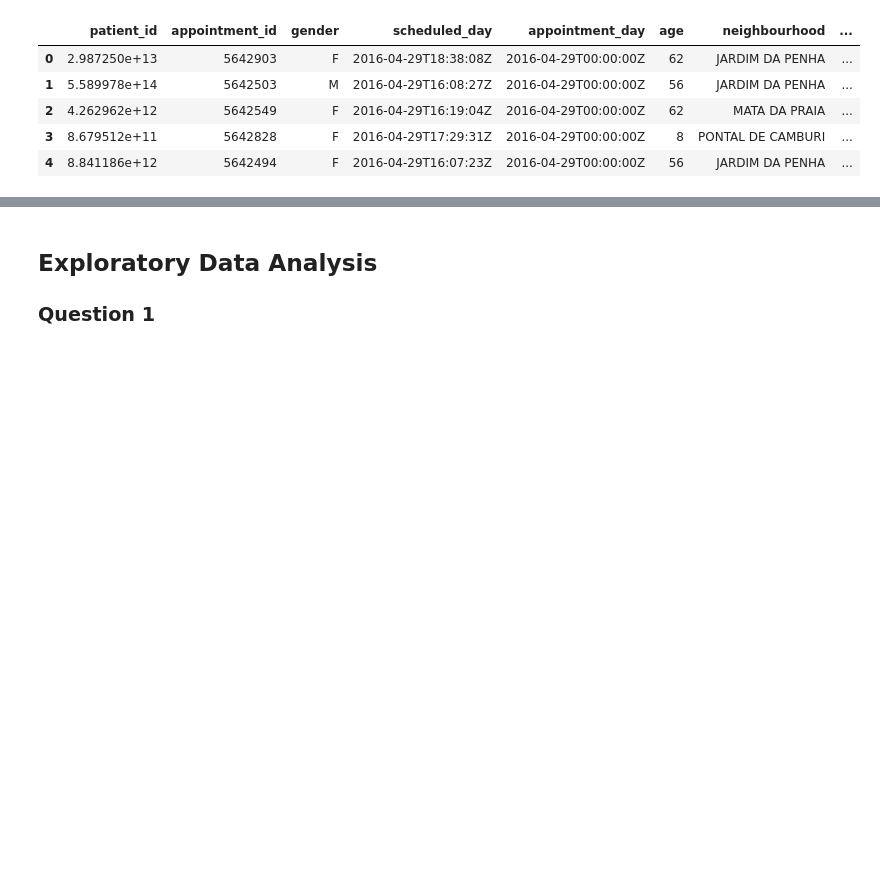
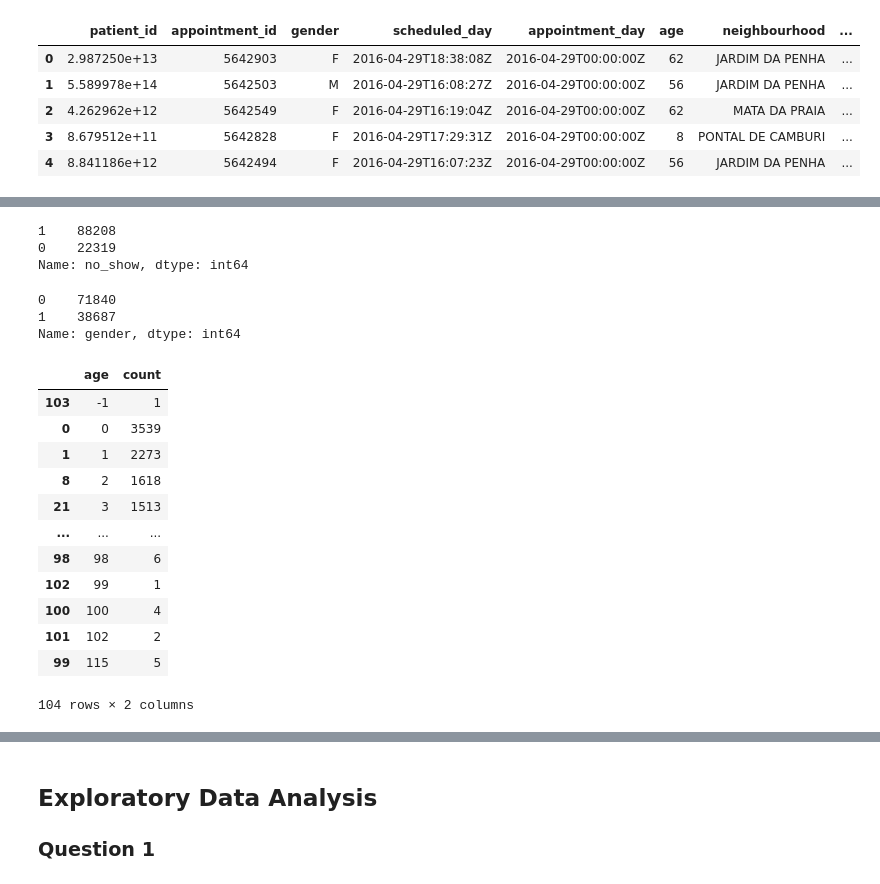
Before and after one commit to anneruhnke/no_show_analysis_update, a Jupyter notebook: no_show_analysis_update.ipynb, the cells around one changed output, grey strips where cells are left out. Saved outputs shown, nothing was run; the diff lists cells and outputs as text; code cells hidden in the pictures; blank space fills up the shorter version.

```diff
--- a/no_show_analysis_update.ipynb
+++ b/no_show_analysis_update.ipynb
@@ -101,6 +101,12 @@ df.duplicated().sum()
 # %%
 column_list = df.columns
 column_list = column_list.tolist()
+# %%
+df.rename(columns={'PatientId':'patient_id', 'AppointmentID':'appointment_id', 'Gender':'gender',
+                   'ScheduledDay':'scheduled_day', 'AppointmentDay':'appointment_day', 'Age':'age',
+                   'Neighbourhood':'neighbourhood', 'Scholarship':'scholarship', 'Hipertension':'hipertension',
+                   'Diabetes':'diabetes', 'Alcoholism':'alcoholism', 'Handcap':'handicap', 'SMS_received':'messaged',
+                   'No-show':'no_show'}, inplace=True)
 # %%
 df.duplicated(subset='patient_id').sum()
 # %% [output]
@@ -223,0 +235,44 @@ df.head()
+# %%
+# adjust string values with integer values (no_show)
+df.no_show = df.no_show.replace(['Yes', 'No'], [0, 1])
+
+df.no_show.value_counts()
+# %% [output]
+1    88208
+0    22319
+Name: no_show, dtype: int64
+# %%
+df.gender = df.gender.replace(['F', 'M'], [0, 1])
+
+df.gender.value_counts()
+# %% [output]
+0    71840
+1    38687
+Name: gender, dtype: int64
+# %%
+# adjust unrealistic values for age
+
+age = df.age.value_counts()
+age = pd.DataFrame(age).reset_index().rename(columns={'index':'age', 'age':'count'}).sort_values(by=('age'))
+age
+
+# values below 0 and above 100 seem unrealistic
+
+df = df.drop(df[df.age > 100].index)
+df = df.drop(df[df.age < 0].index)
+
+df.age.value_counts()
+# %% [output]
+|  | age | count |
+| 103 | -1 | 1 |
+| 0 | 0 | 3539 |
+| 1 | 1 | 2273 |
+| 8 | 2 | 1618 |
+| 21 | 3 | 1513 |
+| ... | ... | ... |
+| 98 | 98 | 6 |
+| 102 | 99 | 1 |
+| 100 | 100 | 4 |
+| 101 | 102 | 2 |
+| 99 | 115 | 5 |
+104 rows × 2 columns
```
Also changed, not shown: parts of 12 cells of this notebook.
